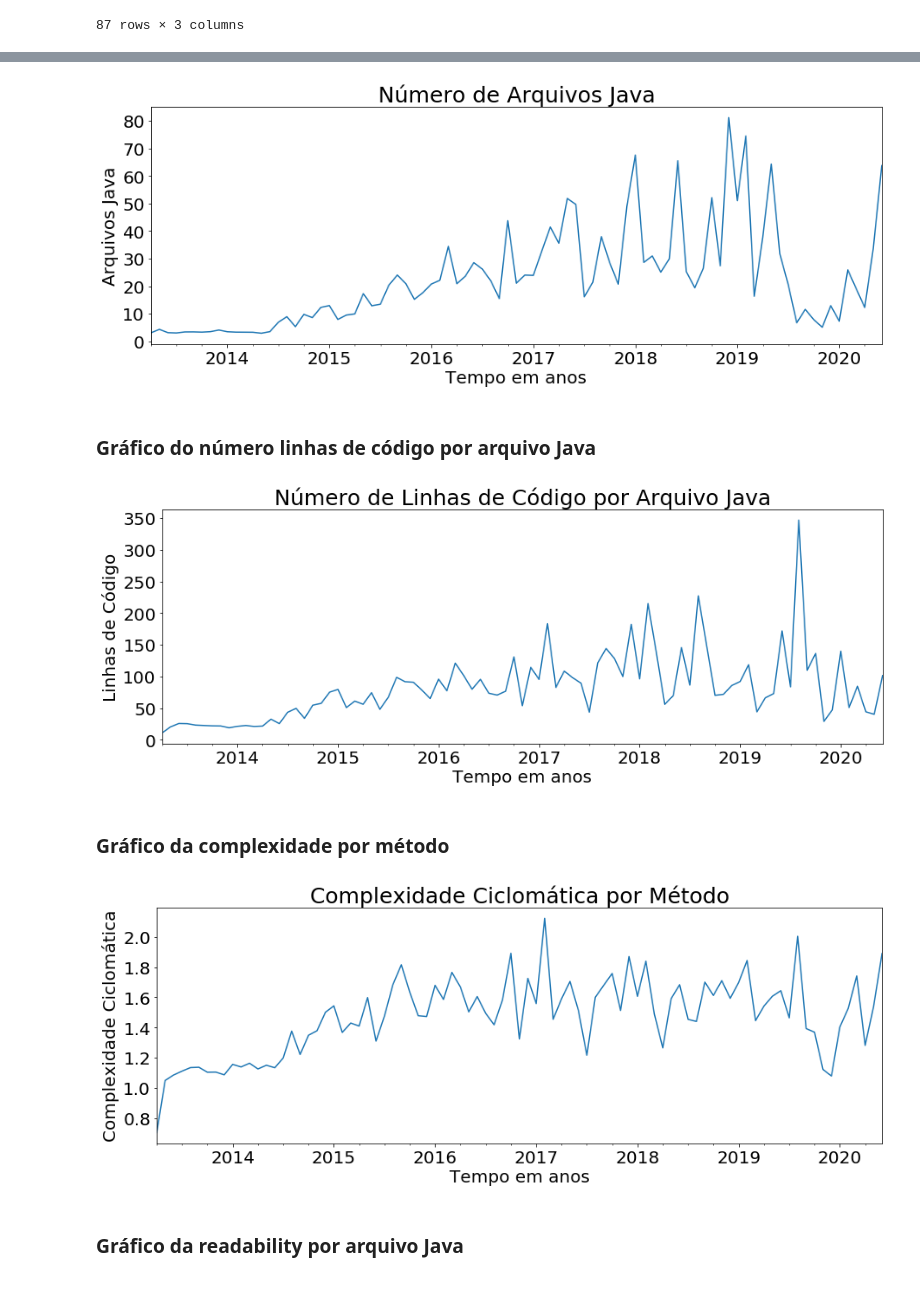
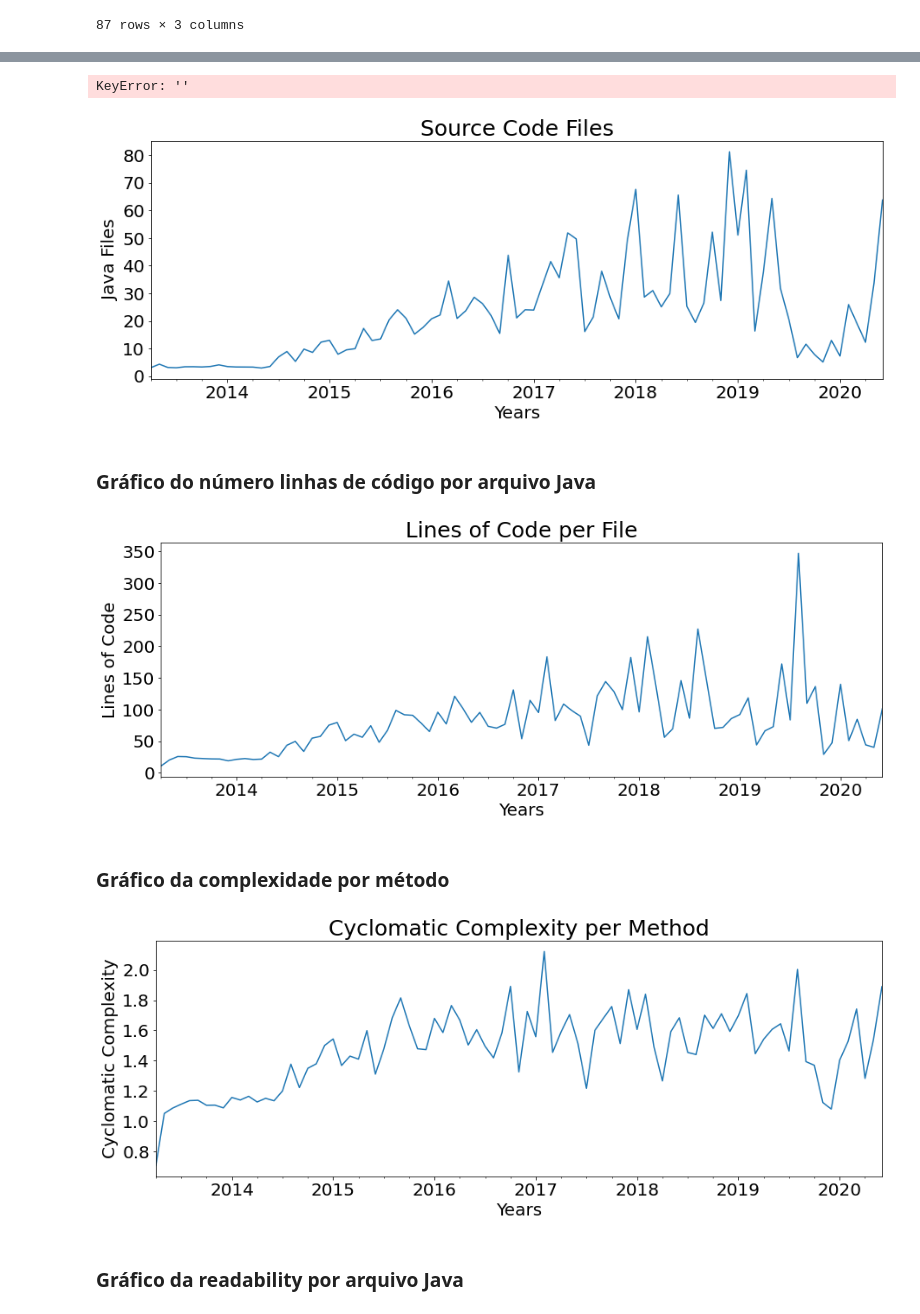
Before and after one commit to researchgroupsoma/SBES2022-CodeSamples, a Jupyter notebook: SBCARS2020/SBCARS2020.ipynb, the cells around one changed output, grey strips where cells are left out. Saved outputs shown, nothing was run; the diff lists cells and outputs as text; code cells hidden in the pictures.

```diff
--- a/SBCARS2020/SBCARS2020.ipynb
+++ b/SBCARS2020/SBCARS2020.ipynb
@@ -176,31 +220,35 @@ df
+# %%
+stats.mode(df[""].to_numpy())
+# %% [output]
+KeyError: ''
 # %%
 subplot = df["numberOfJavaFiles"].plot(figsize=(15,5), fontsize=20)
-subplot.set_title("Número de Arquivos Java", fontsize=25)
-subplot.set_ylabel("Arquivos Java", fontsize=20)
-subplot.set_xlabel("Tempo em anos", fontsize=20)
+subplot.set_title("Source Code Files", fontsize=25)
+subplot.set_ylabel("Java Files", fontsize=20)
+subplot.set_xlabel("Years", fontsize=20)
 subplot.figure.savefig("SBCARS2020/arquivosJava.pdf",bbox_inches = 'tight')
 # %% [output]
-[figure, old version]
+[figure, new version]
 # %% [markdown]
 ### Gráfico do número linhas de código por arquivo Java
 # %%
 subplot = df["countLineCode/numberOfJavaFiles"].plot(figsize=(15,5), fontsize=20)
-subplot.set_title("Número de Linhas de Código por Arquivo Java", fontsize=25)
-subplot.set_ylabel("Linhas de Código", fontsize=20)
-subplot.set_xlabel("Tempo em anos", fontsize=20)
+subplot.set_title("Lines of Code per File", fontsize=25)
+subplot.set_ylabel("Lines of Code", fontsize=20)
+subplot.set_xlabel("Years", fontsize=20)
 subplot.figure.savefig("SBCARS2020/loc.pdf",bbox_inches = 'tight')
 # %% [output]
-[figure, old version]
+[figure, new version]
 # %% [markdown]
 ### Gráfico da complexidade por método
 # %%
 subplot = df["SumCyclomaticStrict/CountDeclMethod"].plot(figsize=(15,5), fontsize=20)
-subplot.set_title("Complexidade Ciclomática por Método", fontsize=25)
-subplot.set_ylabel("Complexidade Ciclomática", fontsize=20)
-subplot.set_xlabel("Tempo em anos", fontsize=20)
+subplot.set_title("Cyclomatic Complexity per Method", fontsize=25)
+subplot.set_ylabel("Cyclomatic Complexity", fontsize=20)
+subplot.set_xlabel("Years", fontsize=20)
 subplot.figure.savefig("SBCARS2020/cc.pdf",bbox_inches = 'tight')
 # %% [output]
-[figure, old version]
+[figure, new version]
 # %% [markdown]
 ### Gráfico da readability por arquivo Java
 # %%
```
Also changed, not shown: parts of 17 cells of this notebook, 38 other files.
